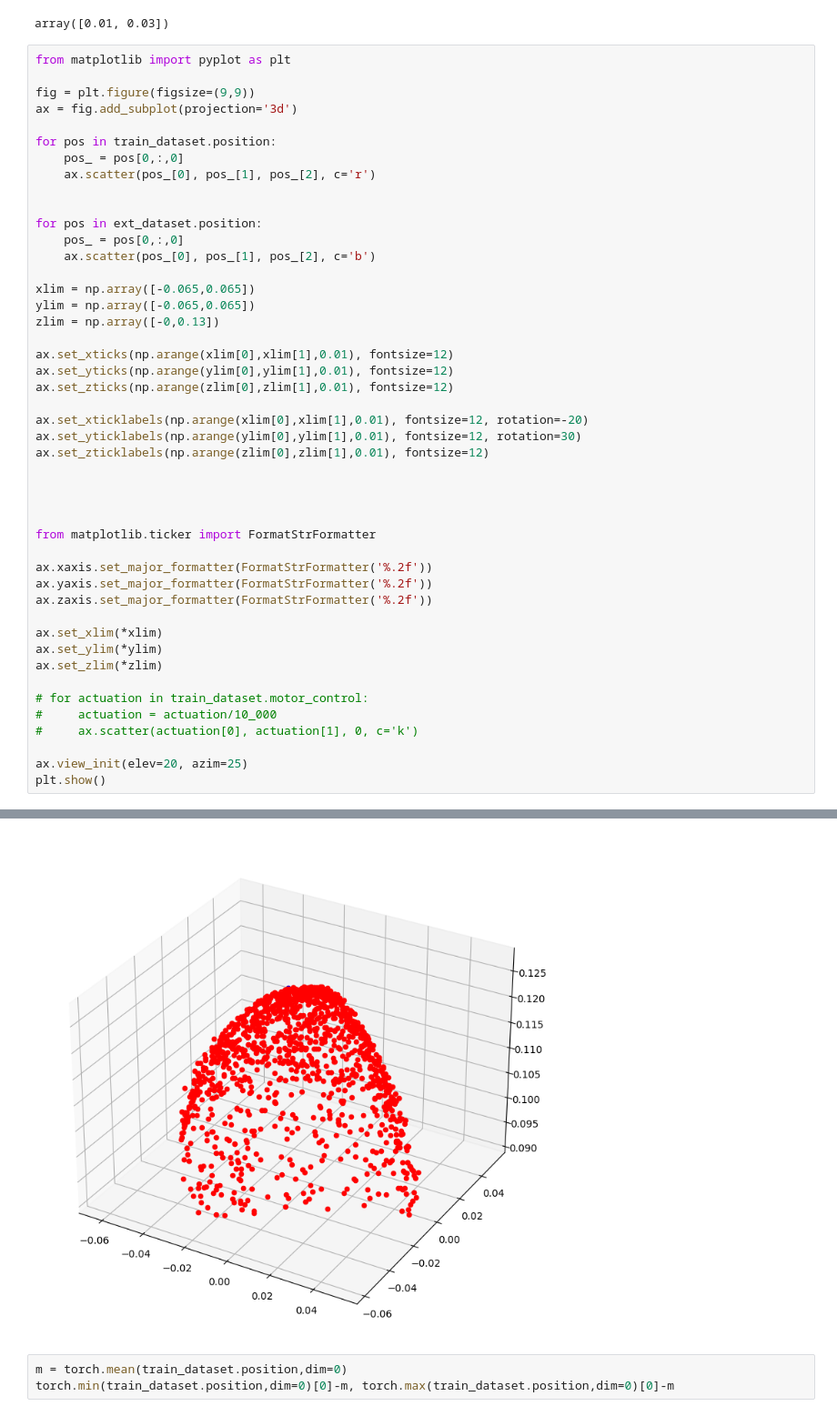
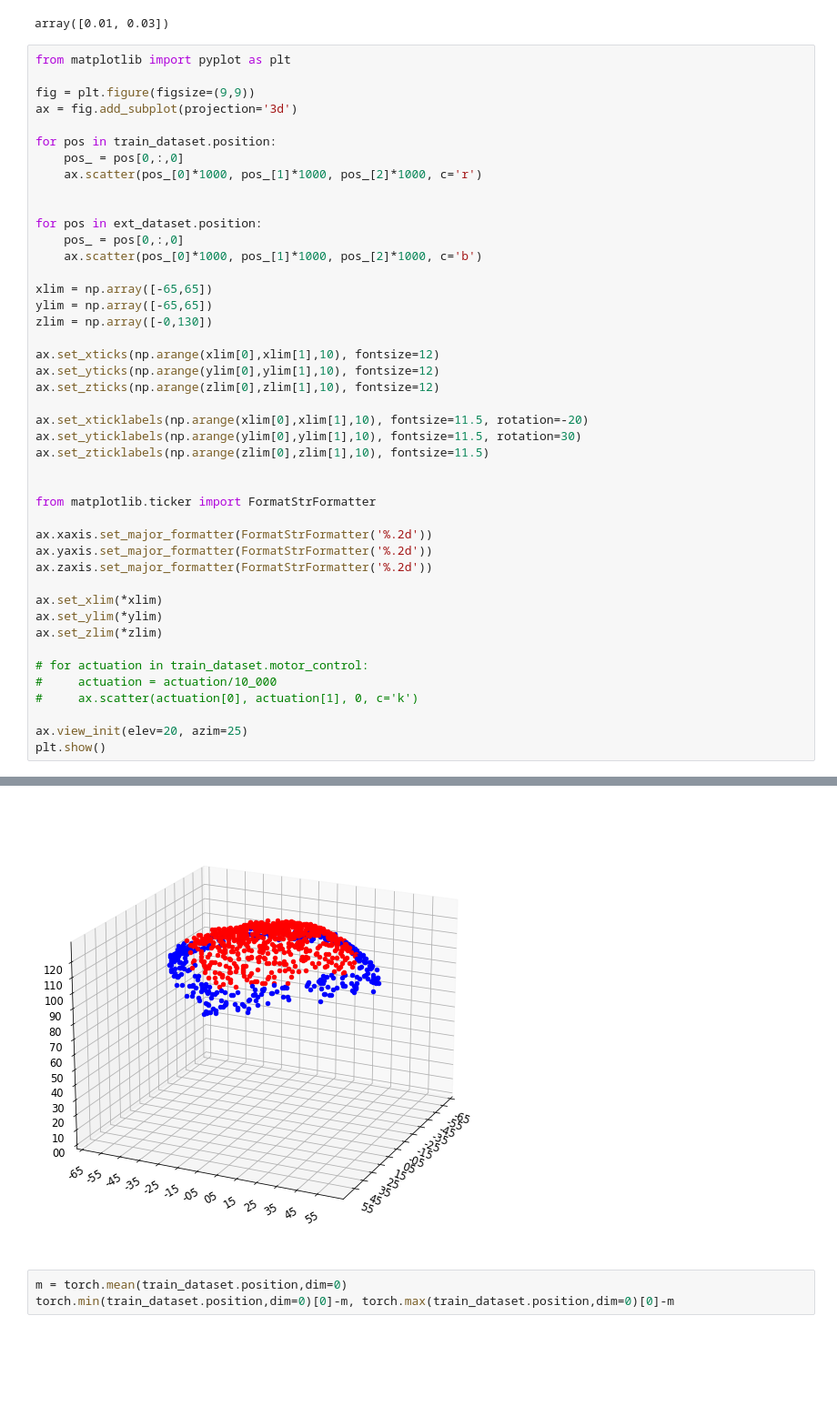
Before and after one commit to terry97-guel/KINN, a Jupyter notebook: code/control/fk_check.ipynb, the cells around one changed output, grey strips where cells are left out. Shown at 91% size. Saved outputs shown, nothing was run; the diff lists cells and outputs as text; blank space fills up the shorter version.

```diff
--- a/code/control/fk_check.ipynb
+++ b/code/control/fk_check.ipynb
@@ -137,50 +137,48 @@ from matplotlib import pyplot as plt
 
 fig = plt.figure(figsize=(9,9))
 ax = fig.add_subplot(projection='3d')
 
 for pos in train_dataset.position:
     pos_ = pos[0,:,0]
-    ax.scatter(pos_[0], pos_[1], pos_[2], c='r')
+    ax.scatter(pos_[0]*1000, pos_[1]*1000, pos_[2]*1000, c='r')
 
 
 for pos in ext_dataset.position:
     pos_ = pos[0,:,0]
-    ax.scatter(pos_[0], pos_[1], pos_[2], c='b')
+    ax.scatter(pos_[0]*1000, pos_[1]*1000, pos_[2]*1000, c='b')
 
-xlim = np.array([-0.065,0.065])
-ylim = np.array([-0.065,0.065])
-zlim = np.array([-0,0.13])
+xlim = np.array([-65,65])
+ylim = np.array([-65,65])
+zlim = np.array([-0,130])
 
-ax.set_xticks(np.arange(xlim[0],xlim[1],0.01), fontsize=12)
-ax.set_yticks(np.arange(ylim[0],ylim[1],0.01), fontsize=12)
-ax.set_zticks(np.arange(zlim[0],zlim[1],0.01), fontsize=12)
+ax.set_xticks(np.arange(xlim[0],xlim[1],10), fontsize=12)
+ax.set_yticks(np.arange(ylim[0],ylim[1],10), fontsize=12)
+ax.set_zticks(np.arange(zlim[0],zlim[1],10), fontsize=12)
 
-ax.set_xticklabels(np.arange(xlim[0],xlim[1],0.01), fontsize=12, rotation=-20)
-ax.set_yticklabels(np.arange(ylim[0],ylim[1],0.01), fontsize=12, rotation=30)
-ax.set_zticklabels(np.arange(zlim[0],zlim[1],0.01), fontsize=12)
-
-
+ax.set_xticklabels(np.arange(xlim[0],xlim[1],10), fontsize=11.5, rotation=-20)
+ax.set_yticklabels(np.arange(ylim[0],ylim[1],10), fontsize=11.5, rotation=30)
+ax.set_zticklabels(np.arange(zlim[0],zlim[1],10), fontsize=11.5)
 
 
 from matplotlib.ticker import FormatStrFormatter
 
-ax.xaxis.set_major_formatter(FormatStrFormatter('%.2f'))
-ax.yaxis.set_major_formatter(FormatStrFormatter('%.2f'))
-ax.zaxis.set_major_formatter(FormatStrFormatter('%.2f'))
+ax.xaxis.set_major_formatter(FormatStrFormatter('%.2d'))
+ax.yaxis.set_major_formatter(FormatStrFormatter('%.2d'))
+ax.zaxis.set_major_formatter(FormatStrFormatter('%.2d'))
 
 ax.set_xlim(*xlim)
 ax.set_ylim(*ylim)
 ax.set_zlim(*zlim)
 
 # for actuation in train_dataset.motor_control:
 #     actuation = actuation/10_000
 #     ax.scatter(actuation[0], actuation[1], 0, c='k')
 
 ax.view_init(elev=20, azim=25)
 plt.show()
 # %% [output]
 ValueError: labels argument cannot be None when kwargs are passed
-[figure, old version]
+[figure, new version]
 # %%
 m = torch.mean(train_dataset.position,dim=0)
 torch.min(train_dataset.position,dim=0)[0]-m, torch.max(train_dataset.position,dim=0)[0]-m
```
Also changed, not shown: parts of 1 cell of this notebook, 17 other files.
